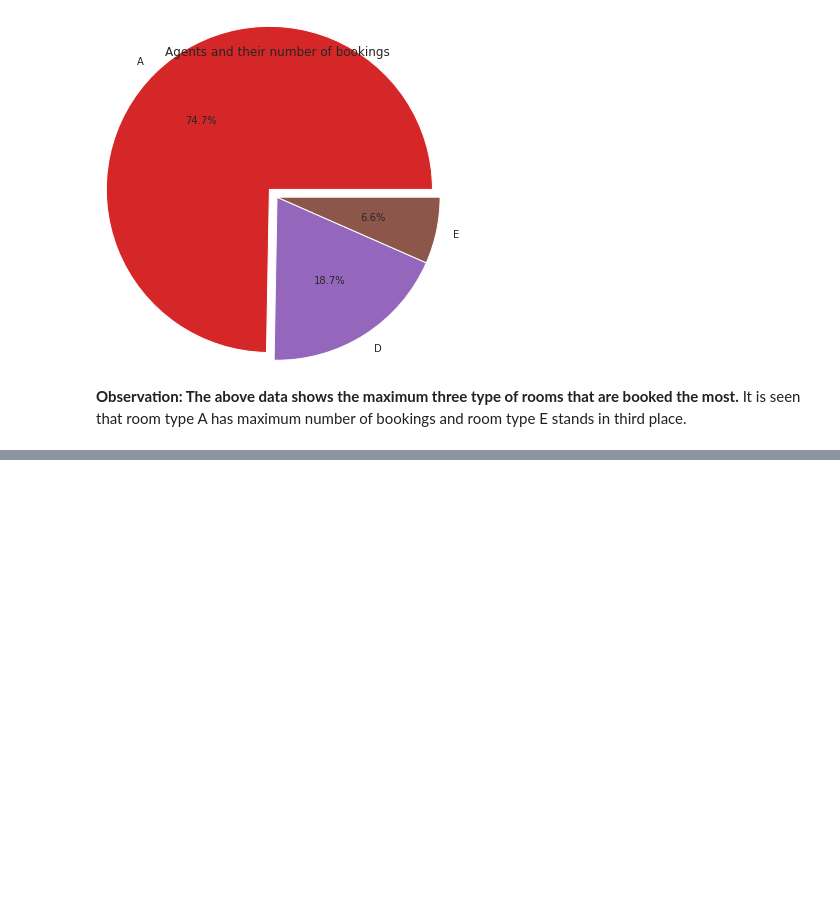
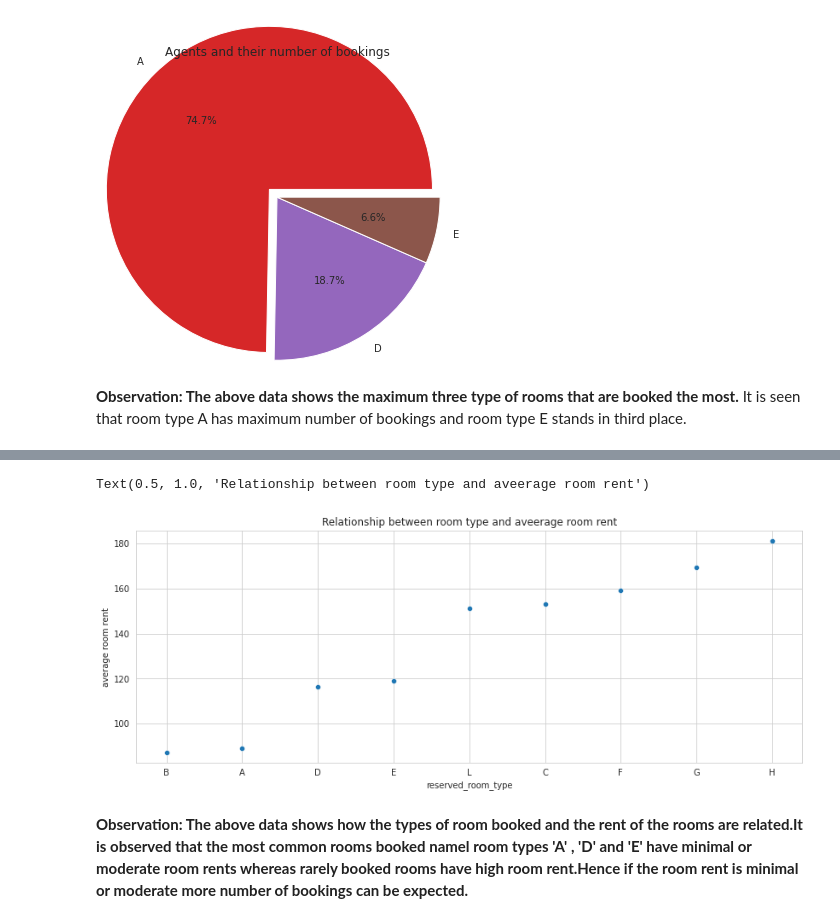
Before and after one commit to 1991Ab/Capstone-Project-1-Hotel-Booking-Analysis, a Jupyter notebook: Hotel_Booking_Analysis_Individual_notebook.ipynb, the cells around one changed output, grey strips where cells are left out. Drawn from its saved outputs; the diff is of its cells as text; code cells hidden in the pictures; blank space fills up the shorter version.

```diff
--- a/Hotel_Booking_Analysis_Individual_notebook.ipynb
+++ b/Hotel_Booking_Analysis_Individual_notebook.ipynb
@@ -738,0 +741,2 @@ It is seen that room type A has maximum number of bookings and room type E stand
+# %%
+type_of_rooms=all_booking.groupby('reserved_room_type')['adr'].mean().reset_index().rename(columns={'adr':'average room rent'}).sort_values('average room rent', ascending=True)
@@ -738,0 +758,7 @@ It is seen that room type A has maximum number of bookings and room type E stand
+# %%
+sns.scatterplot( x = type_of_rooms['reserved_room_type'], y = type_of_rooms['average room rent']).set_title("Relationship between room type and aveerage room rent")
+# %% [output]
+Text(0.5, 1.0, 'Relationship between room type and aveerage room rent')
+[figure, added]
+# %% [markdown]
+**Observation: The above data shows how the types of room booked and the rent of the rooms are related.It is observed that the most common rooms booked namel room types 'A' , 'D' and 'E' have minimal or moderate room rents whereas rarely booked rooms have high room rent.Hence if the room rent is minimal or moderate more number of bookings can be expected.**
```
Also changed, not shown: parts of 3 cells of this notebook.
